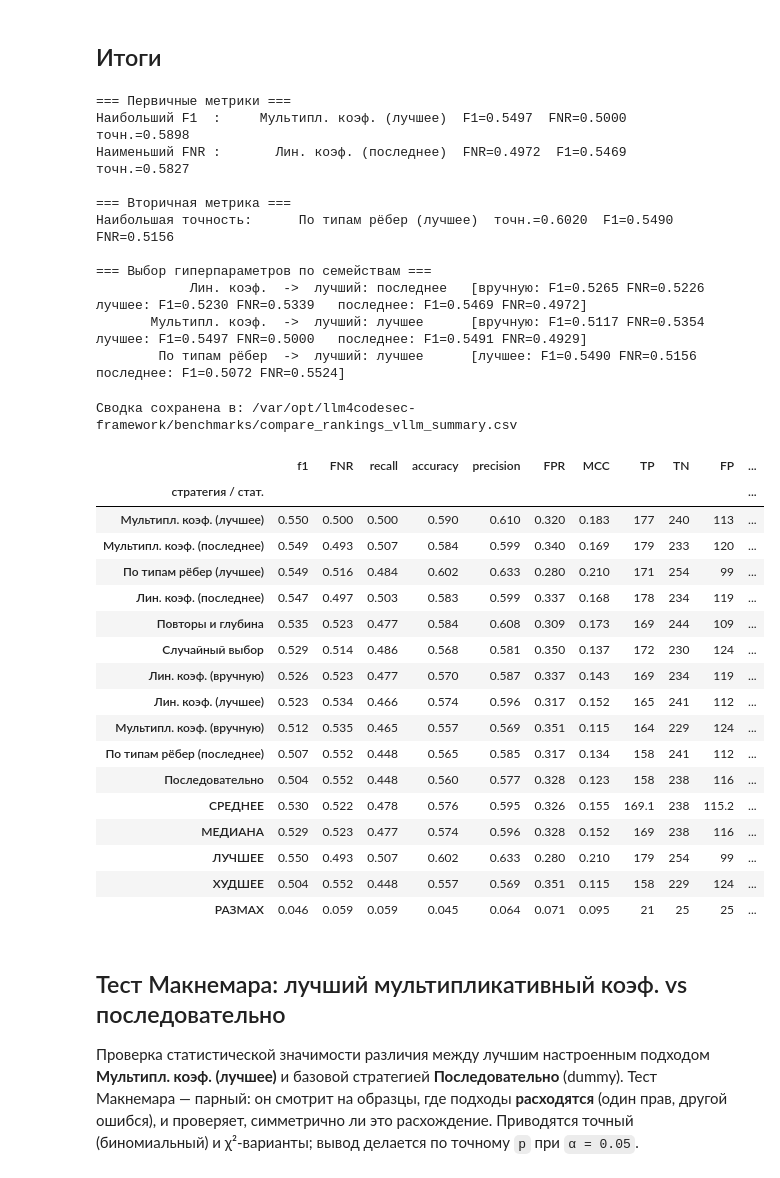
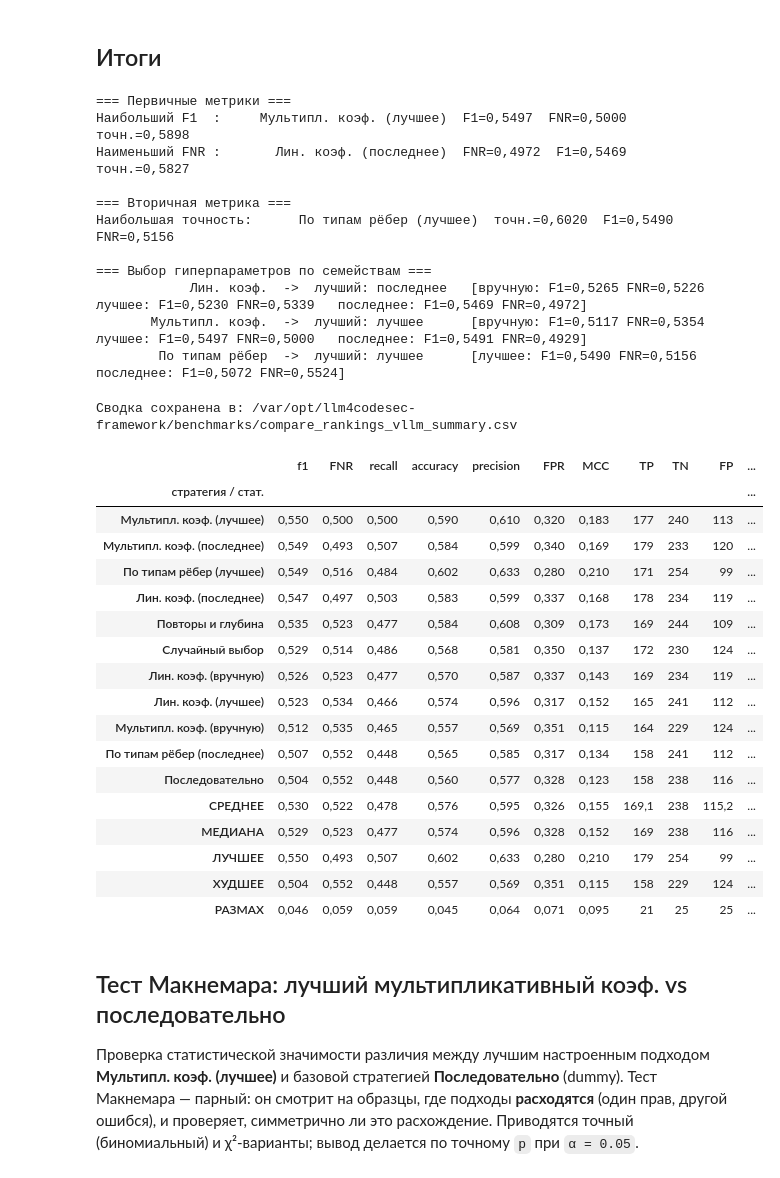
Before and after one commit to vodkar/llm4codesec-framework, a Jupyter notebook: benchmarks/compare_rankings_analysis_vllm.ipynb, the cells around one changed output. Cells and saved outputs as stored; diff of their text form; code cells hidden in the pictures.

```diff
--- a/benchmarks/compare_rankings_analysis_vllm.ipynb
+++ b/benchmarks/compare_rankings_analysis_vllm.ipynb
@@ -90,6 +95,20 @@ APPROACH_COLORS = [
 ]
 # %%
 # Helpers
+
+DECIMAL_SEP = ',' if DECIMAL_COMMA else '.'
+
+
+def fnum(v, spec='.4f'):
+    'Format a number with the decimal separator chosen by DECIMAL_COMMA.'
+    return format(v, spec).replace('.', DECIMAL_SEP)
+
+
+def decimal_axis(ax, axis='y'):
+    'Use DECIMAL_SEP in the tick labels of the given axis.'
+    target = ax.yaxis if axis == 'y' else ax.xaxis
+    target.set_major_formatter(FuncFormatter(lambda v, _: fnum(v, 'g')))
+
 
 def recompute_metrics(tp, tn, fp, fn):
     'All classification metrics from raw confusion matrix counts.'
@@ -316,11 +336,12 @@ for ax, (col, title, secondary) in zip(axes, metrics_to_plot):
         for b, v in zip(bars, vals):
             if not np.isnan(v):
                 ax.text(b.get_x() + b.get_width() / 2, v + 0.005,
-                        f'{v:.2f}', ha='center', va='bottom', fontsize=9,
+                        fnum(v, '.2f'), ha='center', va='bottom', fontsize=9,
                         color='dimgrey' if secondary else 'black')
     ax.set_xticks(x)
     ax.set_xticklabels(families, rotation=20, ha='right', fontsize=9)
     ax.set_ylim(0.49, 0.63)
+    decimal_axis(ax)
     ax.set_title(title, fontsize=12, color='dimgrey' if secondary else 'black')
     ax.legend(title='Параметры', fontsize=8)
     if secondary:
@@ -353,11 +374,11 @@ for family, variants in family_variants.items():
     win_variant, win_info = pick_winner(variants)
     SELECTED[f'{family} ({win_variant})'] = win_info
     others = '   '.join(
-        f"{v}: F1={variants[v]['metrics']['f1']:.4f}"
+        f"{v}: F1={fnum(variants[v]['metrics']['f1'])}"
         for v in VARIANT_ORDER if v in variants
     )
     print(f"  {family:>22}  ->  {win_variant:<10}  "
-          f"F1={win_info['metrics']['f1']:.4f}  FNR={win_info['metrics']['FNR']:.4f}   "
+          f"F1={fnum(win_info['metrics']['f1'])}  FNR={fnum(win_info['metrics']['FNR'])}   "
           f"[{others}]")
 
 # Comparison set for all later sections: family winners + non-tuned approaches.
@@ -492,35 +548,35 @@ best_acc = agg_df.loc[agg_df['accuracy'].idxmax()]
 
 print('=== Первичные метрики ===')
 print(f"Наибольший F1  : {best_f1['approach']:>28}  "
-      f"F1={best_f1['f1']:.4f}  FNR={best_f1['FNR']:.4f}  точн.={best_f1['accuracy']:.4f}")
+      f"F1={fnum(best_f1['f1'])}  FNR={fnum(best_f1['FNR'])}  точн.={fnum(best_f1['accuracy'])}")
 print(f"Наименьший FNR : {best_fnr['approach']:>28}  "
-      f"FNR={best_fnr['FNR']:.4f}  F1={best_fnr['f1']:.4f}  точн.={best_fnr['accuracy']:.4f}")
+      f"FNR={fnum(best_fnr['FNR'])}  F1={fnum(best_fnr['f1'])}  точн.={fnum(best_fnr['accuracy'])}")
 print()
 print('=== Вторичная метрика ===')
 print(f"Наибольшая точность: {best_acc['approach']:>28}  "
-      f"точн.={best_acc['accuracy']:.4f}  F1={best_acc['f1']:.4f}  FNR={best_acc['FNR']:.4f}")
+      f"точн.={fnum(best_acc['accuracy'])}  F1={fnum(best_acc['f1'])}  FNR={fnum(best_acc['FNR'])}")
 
 print()
 print('=== Выбор гиперпараметров по семействам ===')
 for family, variants in family_variants.items():
     win_variant, _ = pick_winner(variants)
     parts = '   '.join(
-        f"{v}: F1={variants[v]['metrics']['f1']:.4f} FNR={variants[v]['metrics']['FNR']:.4f}"
+        f"{v}: F1={fnum(variants[v]['metrics']['f1'])} FNR={fnum(variants[v]['metrics']['FNR'])}"
         for v in VARIANT_ORDER if v in variants
     )
     print(f"{family:>22}  ->  лучший: {win_variant:<10}  [{parts}]")
 # %% [output]
 === Первичные метрики ===
-Наибольший F1  :     Мультипл. коэф. (лучшее)  F1=0.5497  FNR=0.5000  точн.=0.5898
-Наименьший FNR :       Лин. коэф. (последнее)  FNR=0.4972  F1=0.5469  точн.=0.5827
+Наибольший F1  :     Мультипл. коэф. (лучшее)  F1=0,5497  FNR=0,5000  точн.=0,5898
+Наименьший FNR :       Лин. коэф. (последнее)  FNR=0,4972  F1=0,5469  точн.=0,5827
 
 === Вторичная метрика ===
-Наибольшая точность:      По типам рёбер (лучшее)  точн.=0.6020  F1=0.5490  FNR=0.5156
+Наибольшая точность:      По типам рёбер (лучшее)  точн.=0,6020  F1=0,5490  FNR=0,5156
 
 === Выбор гиперпараметров по семействам ===
-            Лин. коэф.  ->  лучший: последнее   [вручную: F1=0.5265 FNR=0.5226   лучшее: F1=0.5230 FNR=0.5339   последнее: F1=0.5469 FNR=0.4972]
-       Мультипл. коэф.  ->  лучший: лучшее      [вручную: F1=0.5117 FNR=0.5354   лучшее: F1=0.5497 FNR=0.5000   последнее: F1=0.5491 FNR=0.4929]
-        По типам рёбер  ->  лучший: лучшее      [лучшее: F1=0.5490 FNR=0.5156   последнее: F1=0.5072 FNR=0.5524]
+            Лин. коэф.  ->  лучший: последнее   [вручную: F1=0,5265 FNR=0,5226   лучшее: F1=0,5230 FNR=0,5339   последнее: F1=0,5469 FNR=0,4972]
+       Мультипл. коэф.  ->  лучший: лучшее      [вручную: F1=0,5117 FNR=0,5354   лучшее: F1=0,5497 FNR=0,5000   последнее: F1=0,5491 FNR=0,4929]
+        По типам рёбер  ->  лучший: лучшее      [лучшее: F1=0,5490 FNR=0,5156   последнее: F1=0,5072 FNR=0,5524]
 # %%
 # Сводная таблица: метрики по стратегиям + кросс-статистика
 #
@@ -577,51 +633,51 @@ combined.to_csv(CSV_PATH, float_format='%.3f')
 print(f'Сводка сохранена в: {CSV_PATH}')
 
 def _fmt_int_or_float(v):
     if pd.isna(v):
         return ''
     if float(v).is_integer():
         return f'{int(v)}'
-    return f'{v:.1f}'
+    return fnum(v, '.1f')
 
 frac_cols  = ['f1', 'FNR', 'recall', 'accuracy', 'precision', 'FPR', 'MCC']
 count_cols = ['TP', 'TN', 'FP', 'FN', 'n_samples']
 
 display(
     combined
     .style
     .background_gradient(subset=pd.IndexSlice[final_by_f1, ['f1', 'MCC']],
                          cmap='RdYlGn', axis=0)
     .background_gradient(subset=pd.IndexSlice[final_by_f1, ['FNR', 'FPR']],
                          cmap='RdYlGn_r', axis=0)
     .background_gradient(subset=pd.IndexSlice[final_by_f1, ['recall']],
                          cmap='RdYlGn', axis=0)
     .background_gradient(subset=pd.IndexSlice[final_by_f1, ['accuracy']],
                          cmap='Greys', axis=0)
     .set_properties(subset=pd.IndexSlice[footer_idx, :],
                     **{'background-color': '#f4f4f4', 'font-weight': 'bold'})
-    .format('{:.3f}', subset=frac_cols, na_rep='')
+    .format('{:.3f}', subset=frac_cols, na_rep='', decimal=DECIMAL_SEP)
     .format(_fmt_int_or_float, subset=count_cols, na_rep='')
 )
 # %% [output]
 Сводка сохранена в: /var/opt/llm4codesec-framework/benchmarks/compare_rankings_vllm_summary.csv
 |  | f1 | FNR | recall | accuracy | precision | FPR | MCC | TP | TN | FP | ... |
 | стратегия / стат. |  |  |  |  |  |  |  |  |  |  | ... |
-| Мультипл. коэф. (лучшее) | 0.550 | 0.500 | 0.500 | 0.590 | 0.610 | 0.320 | 0.183 | 177 | 240 | 113 | ... |
-| Мультипл. коэф. (последнее) | 0.549 | 0.493 | 0.507 | 0.584 | 0.599 | 0.340 | 0.169 | 179 | 233 | 120 | ... |
-| По типам рёбер (лучшее) | 0.549 | 0.516 | 0.484 | 0.602 | 0.633 | 0.280 | 0.210 | 171 | 254 | 99 | ... |
-| Лин. коэф. (последнее) | 0.547 | 0.497 | 0.503 | 0.583 | 0.599 | 0.337 | 0.168 | 178 | 234 | 119 | ... |
-| Повторы и глубина | 0.535 | 0.523 | 0.477 | 0.584 | 0.608 | 0.309 | 0.173 | 169 | 244 | 109 | ... |
-| Случайный выбор | 0.529 | 0.514 | 0.486 | 0.568 | 0.581 | 0.350 | 0.137 | 172 | 230 | 124 | ... |
-| Лин. коэф. (вручную) | 0.526 | 0.523 | 0.477 | 0.570 | 0.587 | 0.337 | 0.143 | 169 | 234 | 119 | ... |
-| Лин. коэф. (лучшее) | 0.523 | 0.534 | 0.466 | 0.574 | 0.596 | 0.317 | 0.152 | 165 | 241 | 112 | ... |
-| Мультипл. коэф. (вручную) | 0.512 | 0.535 | 0.465 | 0.557 | 0.569 | 0.351 | 0.115 | 164 | 229 | 124 | ... |
-| По типам рёбер (последнее) | 0.507 | 0.552 | 0.448 | 0.565 | 0.585 | 0.317 | 0.134 | 158 | 241 | 112 | ... |
-| Последовательно | 0.504 | 0.552 | 0.448 | 0.560 | 0.577 | 0.328 | 0.123 | 158 | 238 | 116 | ... |
-| СРЕДНЕЕ | 0.530 | 0.522 | 0.478 | 0.576 | 0.595 | 0.326 | 0.155 | 169.1 | 238 | 115.2 | ... |
-| МЕДИАНА | 0.529 | 0.523 | 0.477 | 0.574 | 0.596 | 0.328 | 0.152 | 169 | 238 | 116 | ... |
-| ЛУЧШЕЕ | 0.550 | 0.493 | 0.507 | 0.602 | 0.633 | 0.280 | 0.210 | 179 | 254 | 99 | ... |
-| ХУДШЕЕ | 0.504 | 0.552 | 0.448 | 0.557 | 0.569 | 0.351 | 0.115 | 158 | 229 | 124 | ... |
-| РАЗМАХ | 0.046 | 0.059 | 0.059 | 0.045 | 0.064 | 0.071 | 0.095 | 21 | 25 | 25 | ... |
+| Мультипл. коэф. (лучшее) | 0,550 | 0,500 | 0,500 | 0,590 | 0,610 | 0,320 | 0,183 | 177 | 240 | 113 | ... |
+| Мультипл. коэф. (последнее) | 0,549 | 0,493 | 0,507 | 0,584 | 0,599 | 0,340 | 0,169 | 179 | 233 | 120 | ... |
+| По типам рёбер (лучшее) | 0,549 | 0,516 | 0,484 | 0,602 | 0,633 | 0,280 | 0,210 | 171 | 254 | 99 | ... |
+| Лин. коэф. (последнее) | 0,547 | 0,497 | 0,503 | 0,583 | 0,599 | 0,337 | 0,168 | 178 | 234 | 119 | ... |
+| Повторы и глубина | 0,535 | 0,523 | 0,477 | 0,584 | 0,608 | 0,309 | 0,173 | 169 | 244 | 109 | ... |
+| Случайный выбор | 0,529 | 0,514 | 0,486 | 0,568 | 0,581 | 0,350 | 0,137 | 172 | 230 | 124 | ... |
+| Лин. коэф. (вручную) | 0,526 | 0,523 | 0,477 | 0,570 | 0,587 | 0,337 | 0,143 | 169 | 234 | 119 | ... |
+| Лин. коэф. (лучшее) | 0,523 | 0,534 | 0,466 | 0,574 | 0,596 | 0,317 | 0,152 | 165 | 241 | 112 | ... |
+| Мультипл. коэф. (вручную) | 0,512 | 0,535 | 0,465 | 0,557 | 0,569 | 0,351 | 0,115 | 164 | 229 | 124 | ... |
+| По типам рёбер (последнее) | 0,507 | 0,552 | 0,448 | 0,565 | 0,585 | 0,317 | 0,134 | 158 | 241 | 112 | ... |
+| Последовательно | 0,504 | 0,552 | 0,448 | 0,560 | 0,577 | 0,328 | 0,123 | 158 | 238 | 116 | ... |
+| СРЕДНЕЕ | 0,530 | 0,522 | 0,478 | 0,576 | 0,595 | 0,326 | 0,155 | 169,1 | 238 | 115,2 | ... |
+| МЕДИАНА | 0,529 | 0,523 | 0,477 | 0,574 | 0,596 | 0,328 | 0,152 | 169 | 238 | 116 | ... |
+| ЛУЧШЕЕ | 0,550 | 0,493 | 0,507 | 0,602 | 0,633 | 0,280 | 0,210 | 179 | 254 | 99 | ... |
+| ХУДШЕЕ | 0,504 | 0,552 | 0,448 | 0,557 | 0,569 | 0,351 | 0,115 | 158 | 229 | 124 | ... |
+| РАЗМАХ | 0,046 | 0,059 | 0,059 | 0,045 | 0,064 | 0,071 | 0,095 | 21 | 25 | 25 | ... |
 # %% [markdown]
 ## Тест Макнемара: лучший мультипликативный коэф. vs последовательно
 
```
Also changed, not shown: parts of 9 cells of this notebook, 2 other files.
